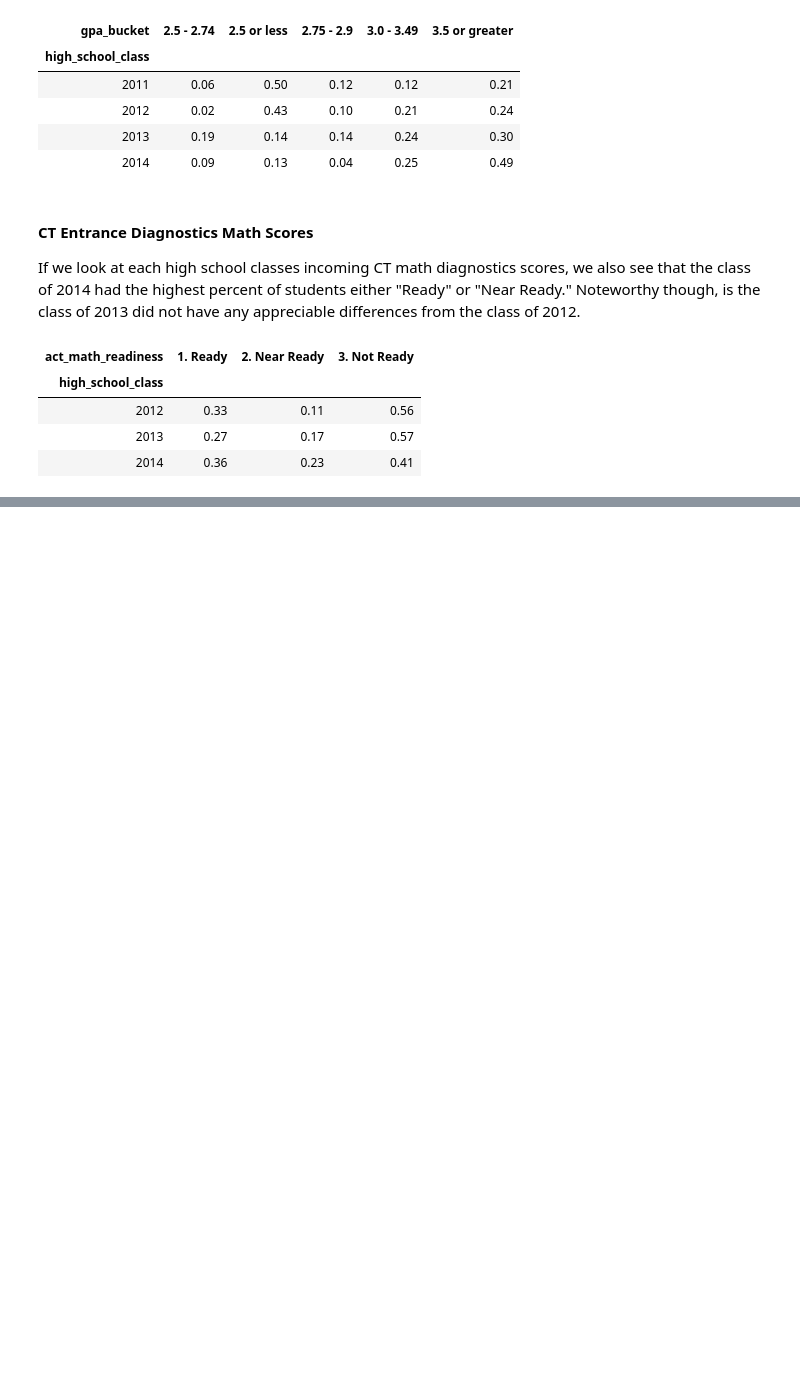
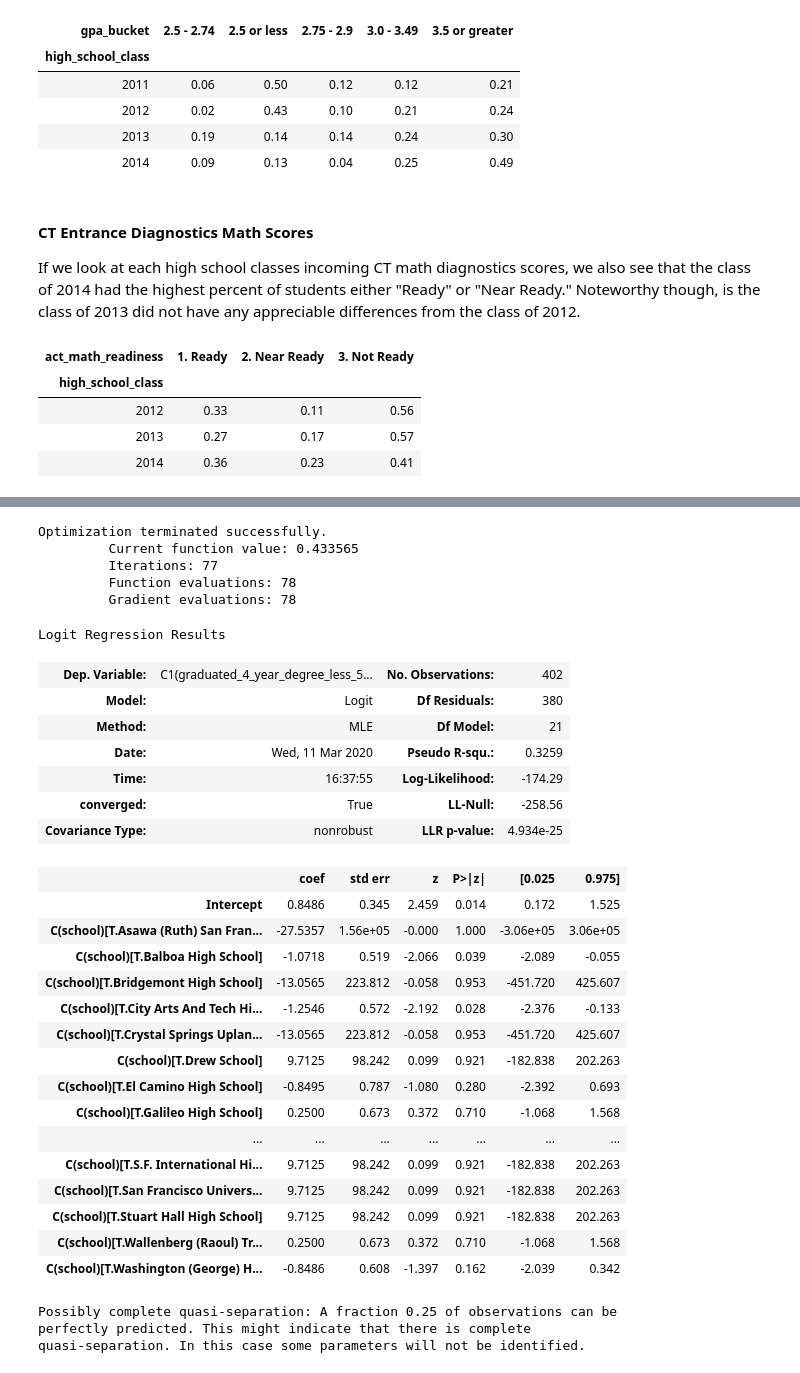
Before and after one commit to College-Track/sf_class_2014, a Jupyter notebook: Report.ipynb, the cells around one changed output, grey strips where cells are left out. Cells and saved outputs as stored; diff of their text form; code cells hidden in the pictures; blank space fills up the shorter version.

```diff
--- a/Report.ipynb
+++ b/Report.ipynb
@@ -273,0 +282,36 @@ strong multicollinearity or other numerical problems.
+# %%
+mod = smf.logit(formula= "C1(graduated_4_year_degree_less_5_years) ~ C(school)", data=df_sub).fit(method='bfgs', maxiter=100)
+mod.summary()
+# %% [output]
+Optimization terminated successfully.
+         Current function value: 0.433565
+         Iterations: 77
+         Function evaluations: 78
+         Gradient evaluations: 78
+Logit Regression Results
+| Dep. Variable: | C1(graduated_4_year_degree_less_5... | No. Observations: | 402 |
+| Model: | Logit | Df Residuals: | 380 |
+| Method: | MLE | Df Model: | 21 |
+| Date: | Wed, 11 Mar 2020 | Pseudo R-squ.: | 0.3259 |
+| Time: | 16:37:55 | Log-Likelihood: | -174.29 |
+| converged: | True | LL-Null: | -258.56 |
+| Covariance Type: | nonrobust | LLR p-value: | 4.934e-25 |
+|  | coef | std err | z | P>|z| | [0.025 | 0.975] |
+| Intercept | 0.8486 | 0.345 | 2.459 | 0.014 | 0.172 | 1.525 |
+| C(school)[T.Asawa (Ruth) San Fran... | -27.5357 | 1.56e+05 | -0.000 | 1.000 | -3.06e+05 | 3.06e+05 |
+| C(school)[T.Balboa High School] | -1.0718 | 0.519 | -2.066 | 0.039 | -2.089 | -0.055 |
+| C(school)[T.Bridgemont High School] | -13.0565 | 223.812 | -0.058 | 0.953 | -451.720 | 425.607 |
+| C(school)[T.City Arts And Tech Hi... | -1.2546 | 0.572 | -2.192 | 0.028 | -2.376 | -0.133 |
+| C(school)[T.Crystal Springs Uplan... | -13.0565 | 223.812 | -0.058 | 0.953 | -451.720 | 425.607 |
+| C(school)[T.Drew School] | 9.7125 | 98.242 | 0.099 | 0.921 | -182.838 | 202.263 |
+| C(school)[T.El Camino High School] | -0.8495 | 0.787 | -1.080 | 0.280 | -2.392 | 0.693 |
+| C(school)[T.Galileo High School] | 0.2500 | 0.673 | 0.372 | 0.710 | -1.068 | 1.568 |
+| ... | ... | ... | ... | ... | ... | ... |
+| C(school)[T.S.F. International Hi... | 9.7125 | 98.242 | 0.099 | 0.921 | -182.838 | 202.263 |
+| C(school)[T.San Francisco Univers... | 9.7125 | 98.242 | 0.099 | 0.921 | -182.838 | 202.263 |
+| C(school)[T.Stuart Hall High School] | 9.7125 | 98.242 | 0.099 | 0.921 | -182.838 | 202.263 |
+| C(school)[T.Wallenberg (Raoul) Tr... | 0.2500 | 0.673 | 0.372 | 0.710 | -1.068 | 1.568 |
+| C(school)[T.Washington (George) H... | -0.8486 | 0.608 | -1.397 | 0.162 | -2.039 | 0.342 |
+Possibly complete quasi-separation: A fraction 0.25 of observations can be
+perfectly predicted. This might indicate that there is complete
+quasi-separation. In this case some parameters will not be identified.
```
Also changed, not shown: parts of 17 cells of this notebook, 1 other file.
